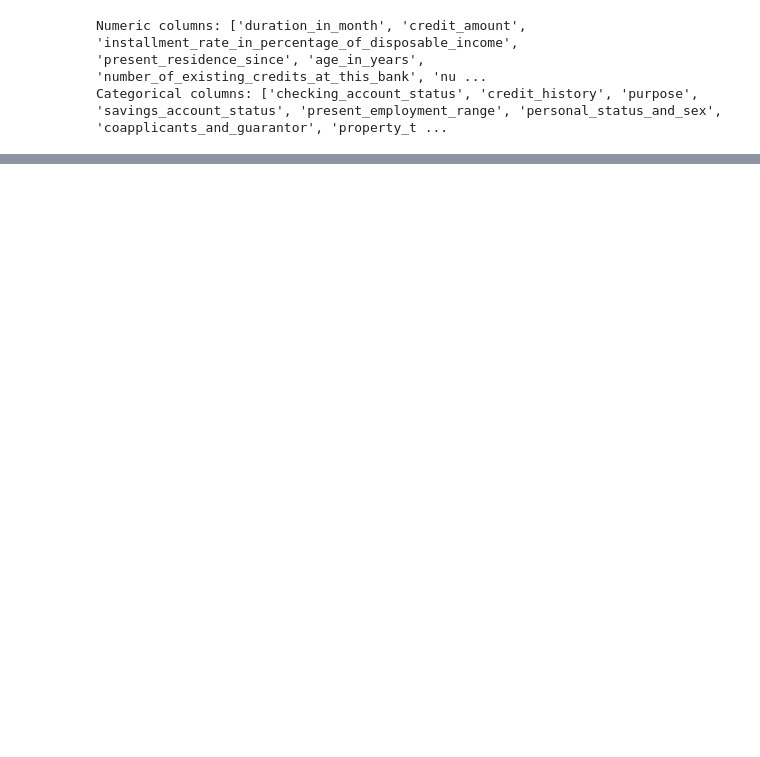
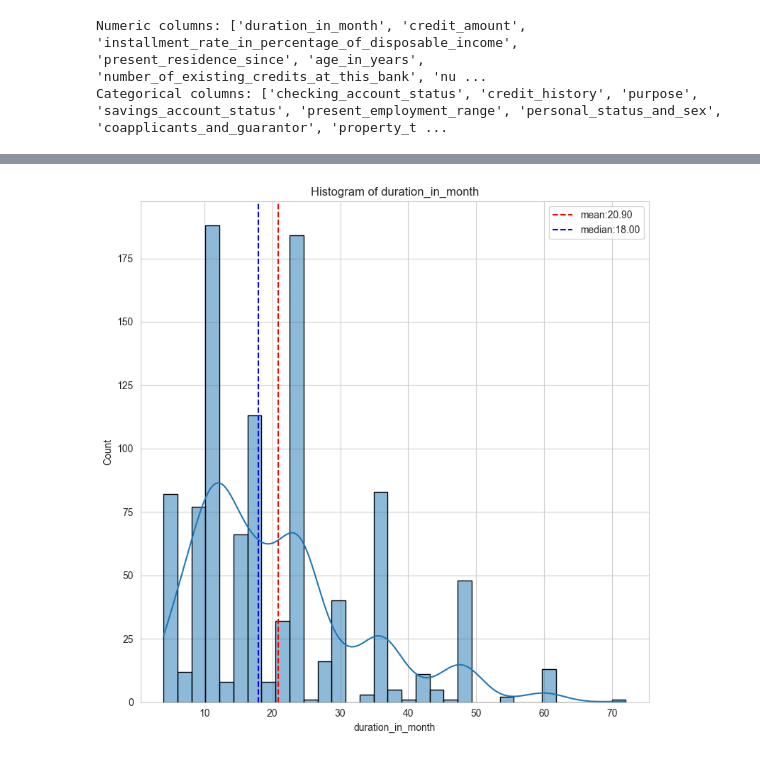
Before and after one commit to shamelbhimani/German_Credit_Analysis, a Jupyter notebook: sample.ipynb, the cells around one changed output, grey strips where cells are left out. Drawn from its saved outputs; the diff is of its cells as text; code cells hidden in the pictures; blank space fills up the shorter version.

```diff
--- a/sample.ipynb
+++ b/sample.ipynb
@@ -289,0 +292,18 @@ Categorical columns: ['checking_account_status', 'credit_history', 'purpose', 's
+# %%
+numeric_summary_dict = {}
+
+for col in numeric_columns:
+    stats = {
+        'mean': round(float(df[col].mean()), 3),
+        'median': round(float(df[col].median()), 3),
+        'min': int(df[col].min()), #Since we know that these columns are
+        # int64, we display them as python int as opposed to float.
+        'max': int(df[col].max()),
+        'std': round(float(df[col].std()), 3),
+        'var': round(float(df[col].var()), 3),
+        'skew': round(float(df[col].skew()), 3),
+        'kurtosis': round(float(df[col].kurtosis()), 3)
+    }
+    numeric_summary_dict[col] = stats
+
+numeric_summary_dict
@@ -289,0 +330,66 @@ Categorical columns: ['checking_account_status', 'credit_history', 'purpose', 's
+# %%
+for col, vtype in variable_types.items():
+    if vtype == 'numeric_discrete':
+        data = df[col]
+        if data.empty:
+            continue
+
+        plt.figure(figsize=[8,8])
+        sns.histplot(data=data,
+                     bins=len(data.unique()),
+                     discrete=True,
+                     edgecolor='black')
+
+        plt.axvline(data.mean(),
+                    color='red',
+                    linestyle='--',
+                    label=f'mean:{data.mean():.2f}')
+        plt.axvline(data.median(),
+                    color='b',
+                    linestyle='--',
+                    label=f'median:{data.median():.2f}')
+
+
+        plt.title(f'Histogram of {col}')
+        plt.xlabel(col)
+        plt.ylabel('Count')
+        plt.legend()
+        plt.tight_layout()
+        plt.show()
+    elif vtype == 'numeric_continuous':
+        data = df[col]
+        if data.empty:
+            continue
+        if data.max() < 10000:
+            plt.figure(figsize=[8,8])
+            sns.histplot(data=data,
+                         bins=len(data.unique()),
+                         kde=True,
+                         edgecolor='black')
+        else:
+            plt.figure(figsize=[8,8])
+            sns.histplot(data=data,
+                         log_scale=(True, False),
+                         kde=True,
+                         edgecolor='black')
+            plt.xticks([100, 1000, 10000, 20000], labels=['100', '1k', '10k',
+                                                       '20k'])
+
+        plt.axvline(data.mean(),
+                    color='red',
+                    linestyle='--',
+                    label=f'mean:{data.mean():.2f}')
+        plt.axvline(data.median(),
+                    color='b',
+                    linestyle='--',
+                    label=f'median:{data.median():.2f}')
+
+
+        plt.title(f'Histogram of {col}')
+        plt.xlabel(col)
+        plt.ylabel('Count')
+        plt.legend()
+        plt.tight_layout()
+        plt.show()
+# %% [output]
+[figure, added]
```
Also changed, not shown: parts of 14 cells of this notebook.
